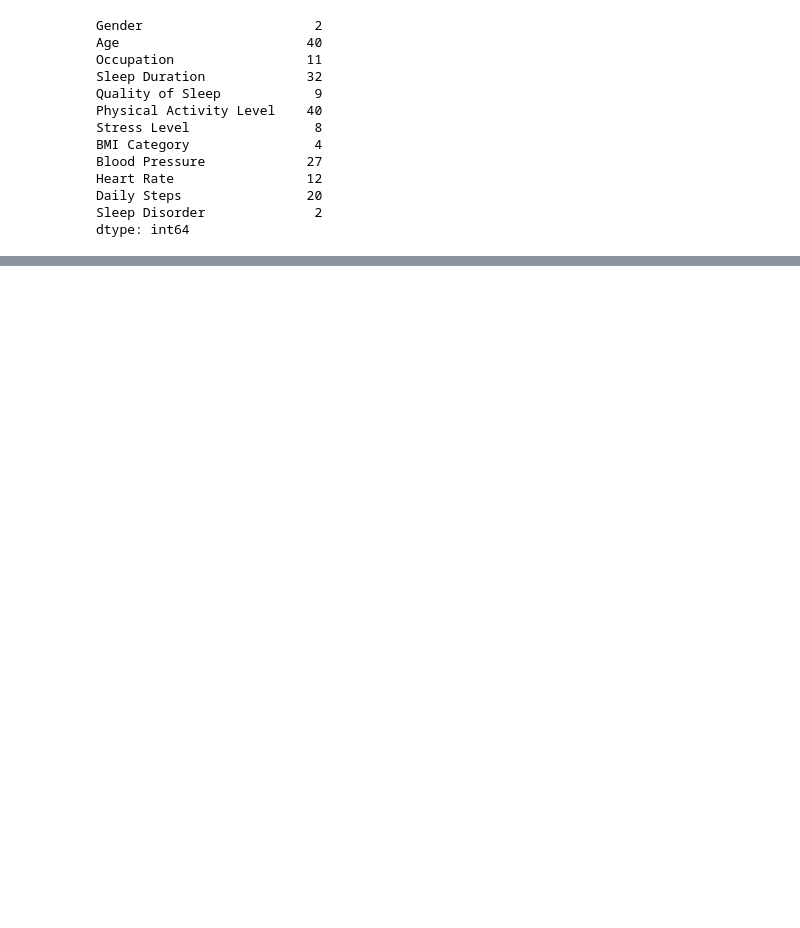
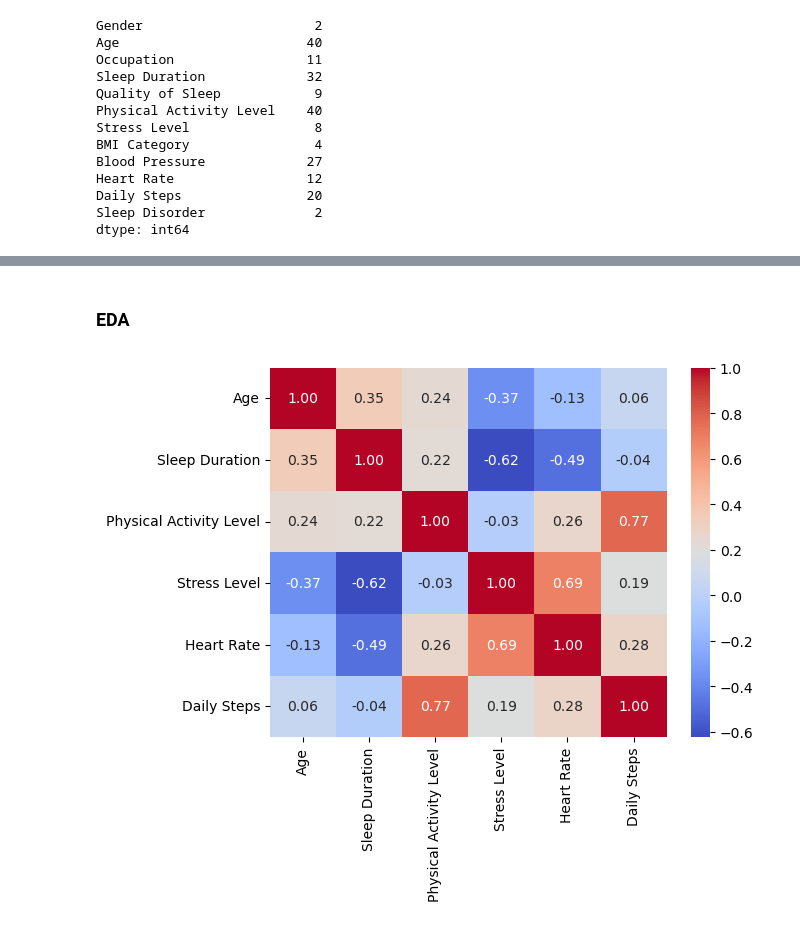
Before and after one commit to VictorAbhi/sleep_disorder_risk_analysis, a Jupyter notebook: sleep_disorder_risk.ipynb, the cells around one changed output, grey strips where cells are left out. Drawn from its saved outputs; the diff is of its cells as text; code cells hidden in the pictures; blank space fills up the shorter version.

```diff
--- a/sleep_disorder_risk.ipynb
+++ b/sleep_disorder_risk.ipynb
@@ -105,0 +237,19 @@ dtype: int64
+# %%
+# Identify rows with NaN in 'Heart Rate'
+import numpy as np
+
+# Identify rows with NaN in 'Heart Rate'
+nan_rows = df[df['Heart Rate'].isna()]
+
+# Loop through each BP Category
+for category in df['BP Category'].unique():
+    # Get non-null heart rates for that BP category
+    valid_heart_rates = df[df['BP Category'] == category]['Heart Rate'].dropna().values  # Convert to array
+
+    # Check if there are valid values to sample from
+    mask = (df['BP Category'] == category) & (df['Heart Rate'].isna())
+
+        # Randomly sample and assign to NaN values in the same category
+        # Ensure the number of samples corresponds to the number of NaN values
+    if valid_heart_rates.size > 0:
+        df.loc[mask, 'Heart Rate'] = np.random.choice(valid_heart_rates, size=mask.sum(), replace=True)
@@ -106 +288,10 @@ dtype: int64
+# %% [markdown]
+### EDA
+# %%
+data = df.select_dtypes(include='number')
+correlation_matrix = data.corr()
+sns.heatmap(correlation_matrix, annot=True, cmap="coolwarm", fmt=".2f")
+plt.show()
+# %% [output]
+[figure, added]
 # %%
```
Also changed, not shown: parts of 32 cells of this notebook.
